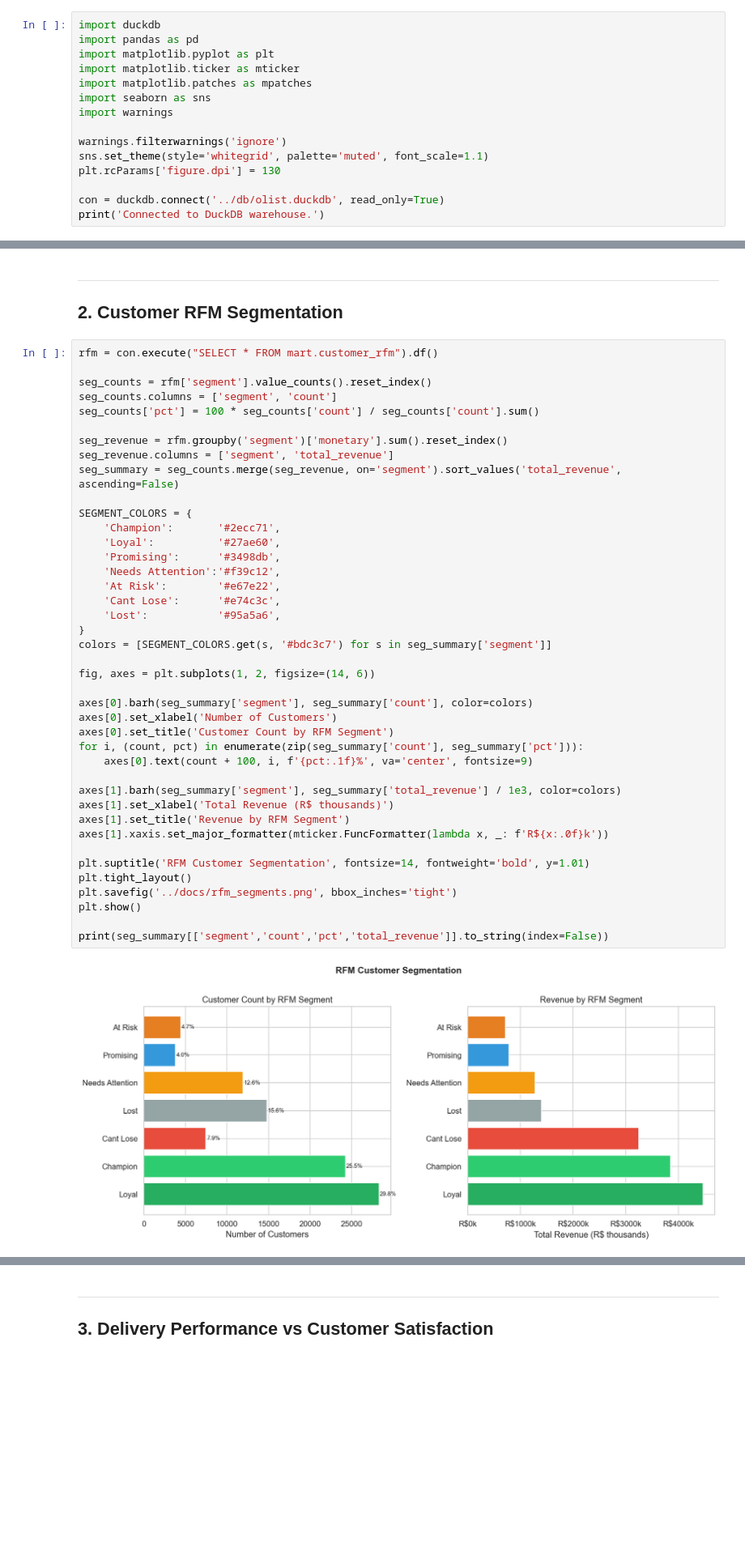
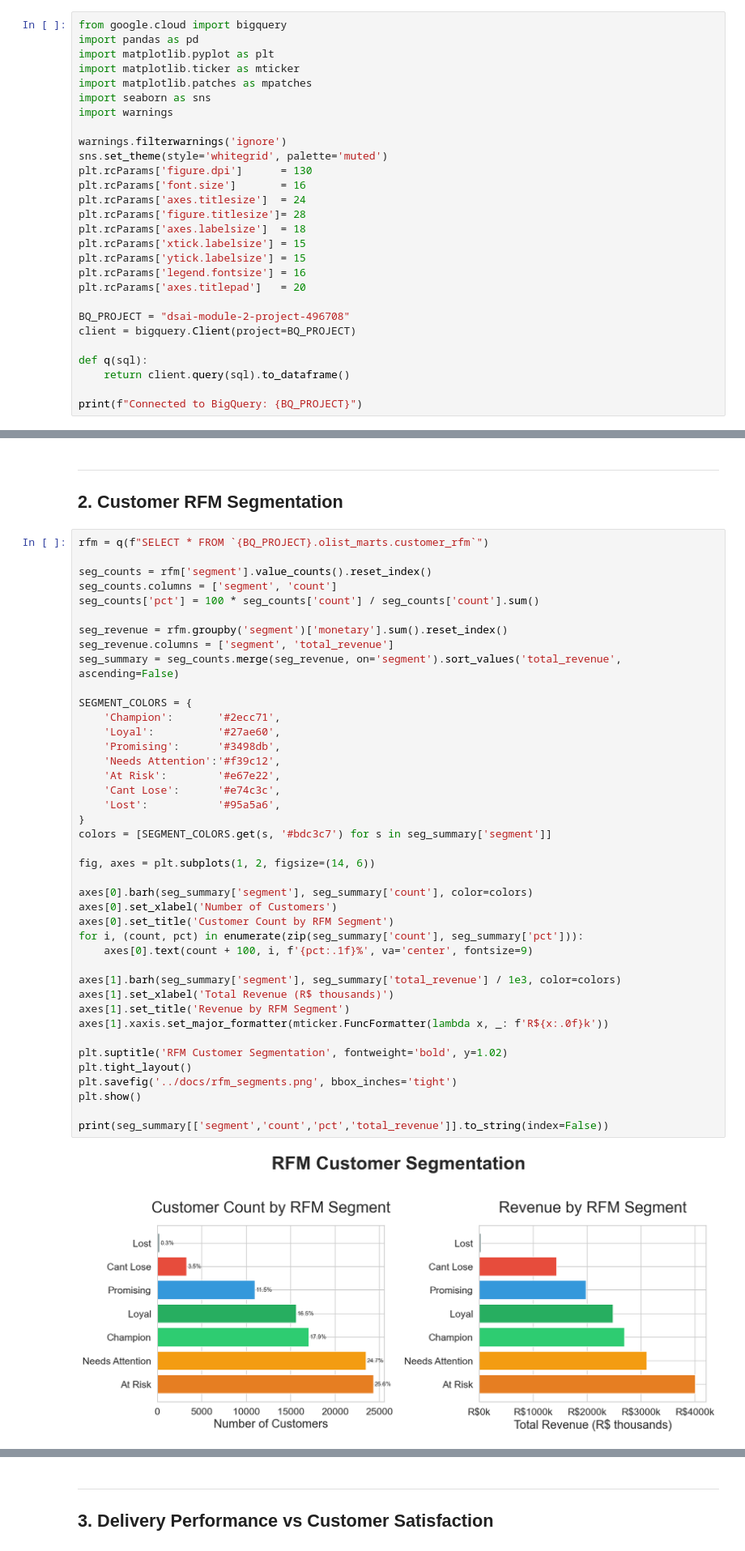
Before and after one commit to cheauyuin/m2-project-v1, a Jupyter notebook: notebooks/analysis.ipynb, the cells around one changed output, grey strips where cells are left out. Shown at 81% size. Saved outputs shown, nothing was run; the diff lists cells and outputs as text; blank space fills up the shorter version.

```diff
--- a/notebooks/analysis.ipynb
+++ b/notebooks/analysis.ipynb
@@ -5,7 +5,7 @@
 Dataset: [Olist Brazilian E-Commerce](https://www.kaggle.com/datasets/olistbr/brazilian-ecommerce)
 Period: September 2016 – October 2018
 # %%
-import duckdb
+from google.cloud import bigquery
 import pandas as pd
 import matplotlib.pyplot as plt
 import matplotlib.ticker as mticker
@@ -14,9 +14,22 @@ import seaborn as sns
 import warnings
 
 warnings.filterwarnings('ignore')
-sns.set_theme(style='whitegrid', palette='muted', font_scale=1.1)
-plt.rcParams['figure.dpi'] = 130
+sns.set_theme(style='whitegrid', palette='muted')
+plt.rcParams['figure.dpi']      = 130
+plt.rcParams['font.size']       = 16
+plt.rcParams['axes.titlesize']  = 24
+plt.rcParams['figure.titlesize']= 28
+plt.rcParams['axes.labelsize']  = 18
+plt.rcParams['xtick.labelsize'] = 15
+plt.rcParams['ytick.labelsize'] = 15
+plt.rcParams['legend.fontsize'] = 16
+plt.rcParams['axes.titlepad']   = 20
 
-con = duckdb.connect('../db/olist.duckdb', read_only=True)
-print('Connected to DuckDB warehouse.')
+BQ_PROJECT = "dsai-module-2-project-496708"
+client = bigquery.Client(project=BQ_PROJECT)
+
+def q(sql):
+    return client.query(sql).to_dataframe()
+
+print(f"Connected to BigQuery: {BQ_PROJECT}")
 # %% [output]
@@ -66,7 +77,7 @@ Total 2017-2018 revenue: R$15,687,324
 ---
 ## 2. Customer RFM Segmentation
 # %%
-rfm = con.execute("SELECT * FROM mart.customer_rfm").df()
+rfm = q(f"SELECT * FROM `{BQ_PROJECT}.olist_marts.customer_rfm`")
 
 seg_counts = rfm['segment'].value_counts().reset_index()
 seg_counts.columns = ['segment', 'count']
@@ -79,33 +90,33 @@ seg_summary = seg_counts.merge(seg_revenue, on='segment').sort_values('total_rev
 SEGMENT_COLORS = {
     'Champion':       '#2ecc71',
     'Loyal':          '#27ae60',
     'Promising':      '#3498db',
     'Needs Attention':'#f39c12',
     'At Risk':        '#e67e22',
     'Cant Lose':      '#e74c3c',
     'Lost':           '#95a5a6',
 }
 colors = [SEGMENT_COLORS.get(s, '#bdc3c7') for s in seg_summary['segment']]
 
 fig, axes = plt.subplots(1, 2, figsize=(14, 6))
 
 axes[0].barh(seg_summary['segment'], seg_summary['count'], color=colors)
 axes[0].set_xlabel('Number of Customers')
 axes[0].set_title('Customer Count by RFM Segment')
 for i, (count, pct) in enumerate(zip(seg_summary['count'], seg_summary['pct'])):
     axes[0].text(count + 100, i, f'{pct:.1f}%', va='center', fontsize=9)
 
 axes[1].barh(seg_summary['segment'], seg_summary['total_revenue'] / 1e3, color=colors)
 axes[1].set_xlabel('Total Revenue (R$ thousands)')
 axes[1].set_title('Revenue by RFM Segment')
 axes[1].xaxis.set_major_formatter(mticker.FuncFormatter(lambda x, _: f'R${x:.0f}k'))
 
-plt.suptitle('RFM Customer Segmentation', fontsize=14, fontweight='bold', y=1.01)
+plt.suptitle('RFM Customer Segmentation', fontweight='bold', y=1.02)
 plt.tight_layout()
 plt.savefig('../docs/rfm_segments.png', bbox_inches='tight')
 plt.show()
 
 print(seg_summary[['segment','count','pct','total_revenue']].to_string(index=False))
 # %% [output]
-[figure, old version]
+[figure, new version]
         segment  count       pct  total_revenue
```
Also changed, not shown: parts of 13 cells of this notebook, 18 other files.
